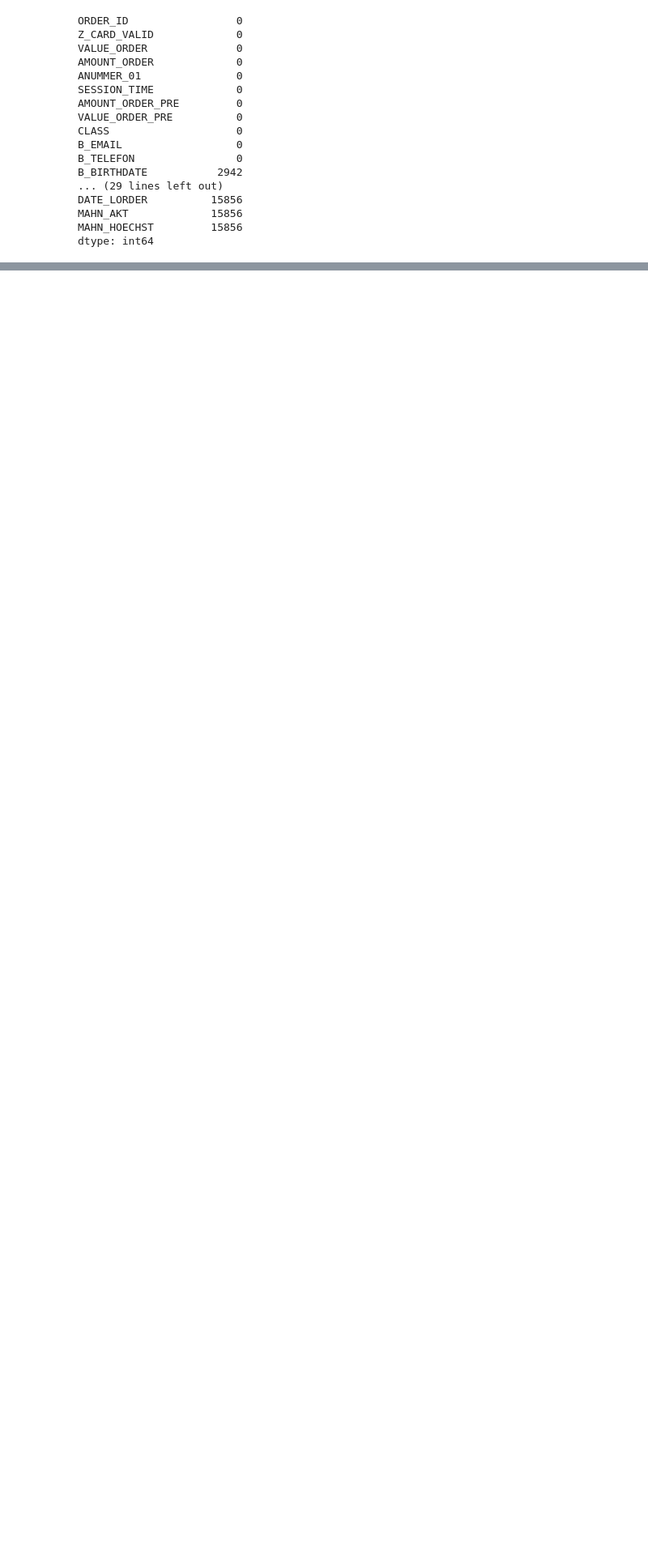
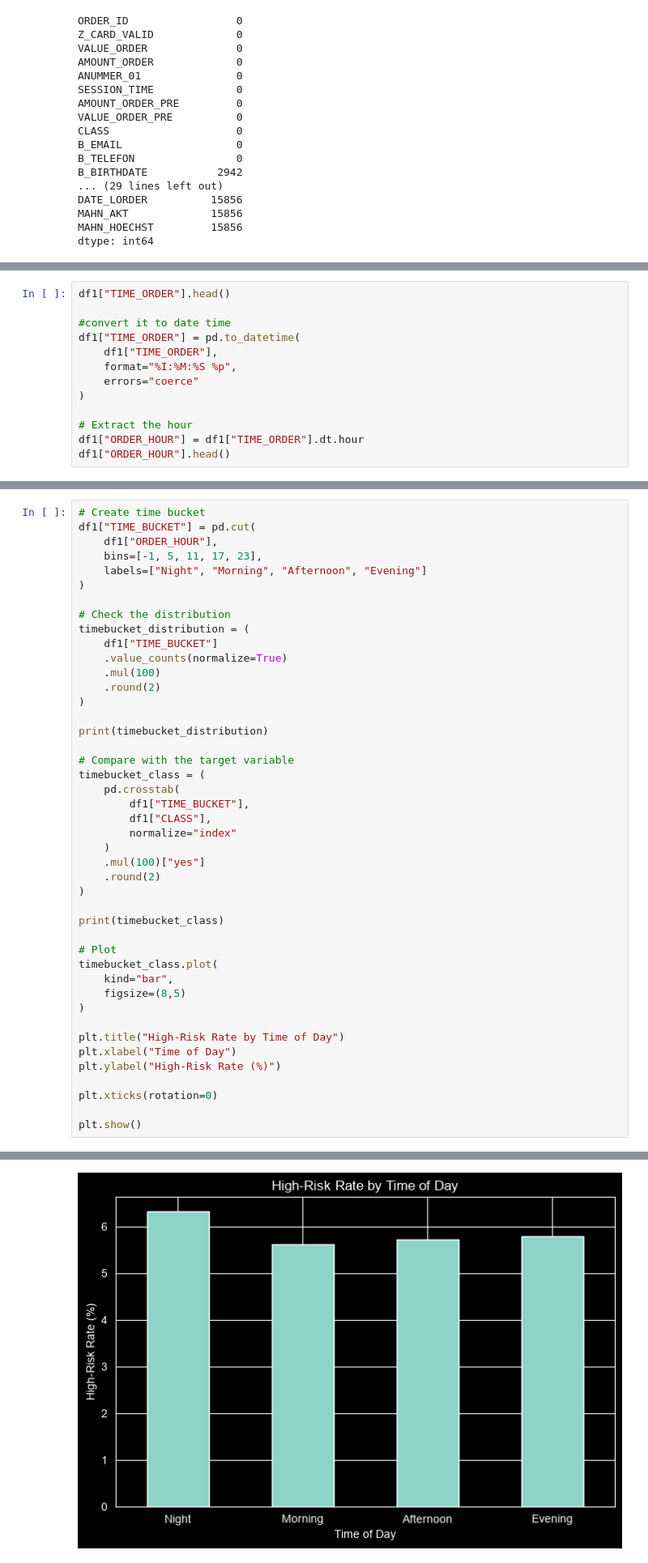
Before and after one commit to IdayatSanni/order-risk-scoring-model, a Jupyter notebook: data_eda.ipynb, the cells around one changed output, grey strips where cells are left out. Shown at 81% size. Drawn from its saved outputs; the diff is of its cells as text; blank space fills up the shorter version.

```diff
--- a/data_eda.ipynb
+++ b/data_eda.ipynb
@@ -929,0 +1013,13 @@ dtype: int64
+# %%
+df1["TIME_ORDER"].head()
+
+#convert it to date time
+df1["TIME_ORDER"] = pd.to_datetime(
+    df1["TIME_ORDER"],
+    format="%I:%M:%S %p",
+    errors="coerce"
+)
+
+# Extract the hour
+df1["ORDER_HOUR"] = df1["TIME_ORDER"].dt.hour
+df1["ORDER_HOUR"].head()
@@ -929,0 +1033,45 @@ dtype: int64
+# %%
+# Create time bucket
+df1["TIME_BUCKET"] = pd.cut(
+    df1["ORDER_HOUR"],
+    bins=[-1, 5, 11, 17, 23],
+    labels=["Night", "Morning", "Afternoon", "Evening"]
+)
+
+# Check the distribution
+timebucket_distribution = (
+    df1["TIME_BUCKET"]
+    .value_counts(normalize=True)
+    .mul(100)
+    .round(2)
+)
+
+print(timebucket_distribution)
+
+# Compare with the target variable
+timebucket_class = (
+    pd.crosstab(
+        df1["TIME_BUCKET"],
+        df1["CLASS"],
+        normalize="index"
+    )
+    .mul(100)["yes"]
+    .round(2)
+)
+
+print(timebucket_class)
+
+# Plot
+timebucket_class.plot(
+    kind="bar",
+    figsize=(8,5)
+)
+
+plt.title("High-Risk Rate by Time of Day")
+plt.xlabel("Time of Day")
+plt.ylabel("High-Risk Rate (%)")
+
+plt.xticks(rotation=0)
+
+plt.show()
+# %% [output]
@@ -929,0 +1090 @@ dtype: int64
+[figure, added]
```
Also changed, not shown: parts of 23 cells of this notebook.
